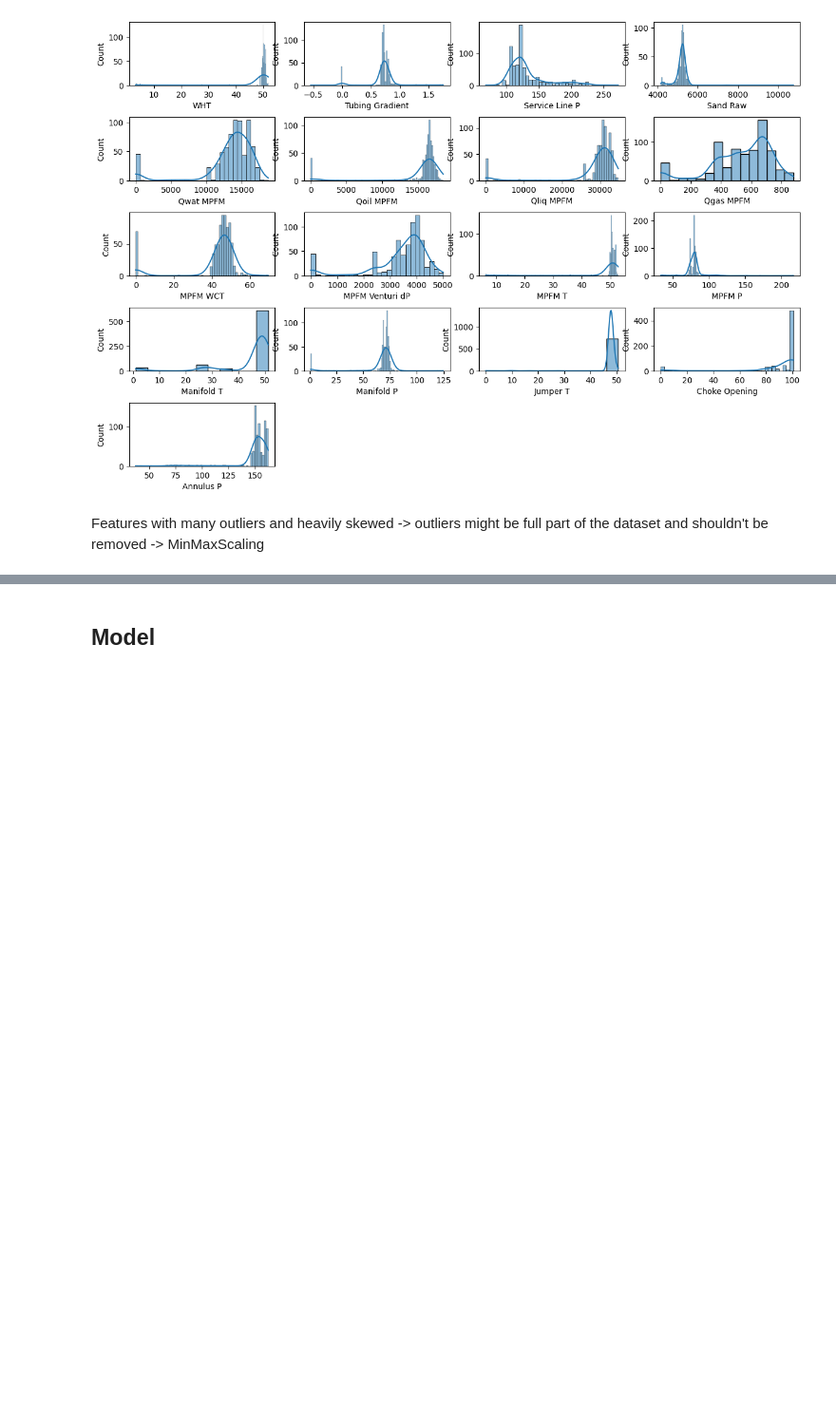
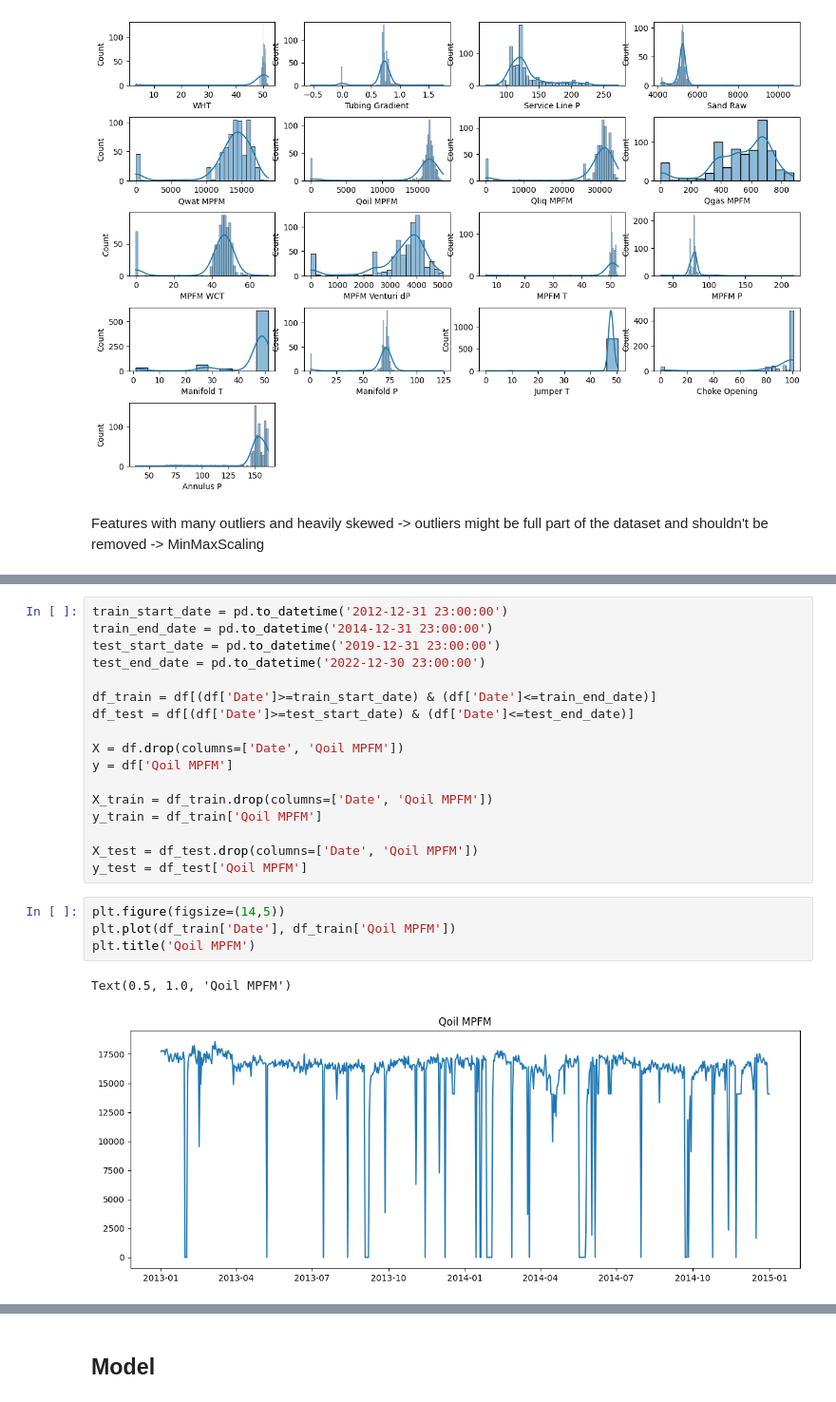
Before and after one commit to mattwagon/oil_production_prediction, a Jupyter notebook: notebooks/eduardo - basic mvp.ipynb, the cells around one changed output, grey strips where cells are left out. Shown at 95% size. Drawn from its saved outputs; the diff is of its cells as text; blank space fills up the shorter version.

```diff
--- a/notebooks/eduardo - basic mvp.ipynb
+++ b/notebooks/eduardo - basic mvp.ipynb
@@ -683,0 +504,24 @@ df_full_filtered.head()
+# %%
+train_start_date = pd.to_datetime('2012-12-31 23:00:00')
+train_end_date = pd.to_datetime('2014-12-31 23:00:00')
+test_start_date = pd.to_datetime('2019-12-31 23:00:00')
+test_end_date = pd.to_datetime('2022-12-30 23:00:00')
+
+df_train = df[(df['Date']>=train_start_date) & (df['Date']<=train_end_date)]
+df_test = df[(df['Date']>=test_start_date) & (df['Date']<=test_end_date)]
+
+X = df.drop(columns=['Date', 'Qoil MPFM'])
+y = df['Qoil MPFM']
+
+X_train = df_train.drop(columns=['Date', 'Qoil MPFM'])
+y_train = df_train['Qoil MPFM']
+
+X_test = df_test.drop(columns=['Date', 'Qoil MPFM'])
+y_test = df_test['Qoil MPFM']
+# %%
+plt.figure(figsize=(14,5))
+plt.plot(df_train['Date'], df_train['Qoil MPFM'])
+plt.title('Qoil MPFM')
+# %% [output]
+Text(0.5, 1.0, 'Qoil MPFM')
+[figure, added]
```
Also changed, not shown: parts of 107 cells of this notebook.
